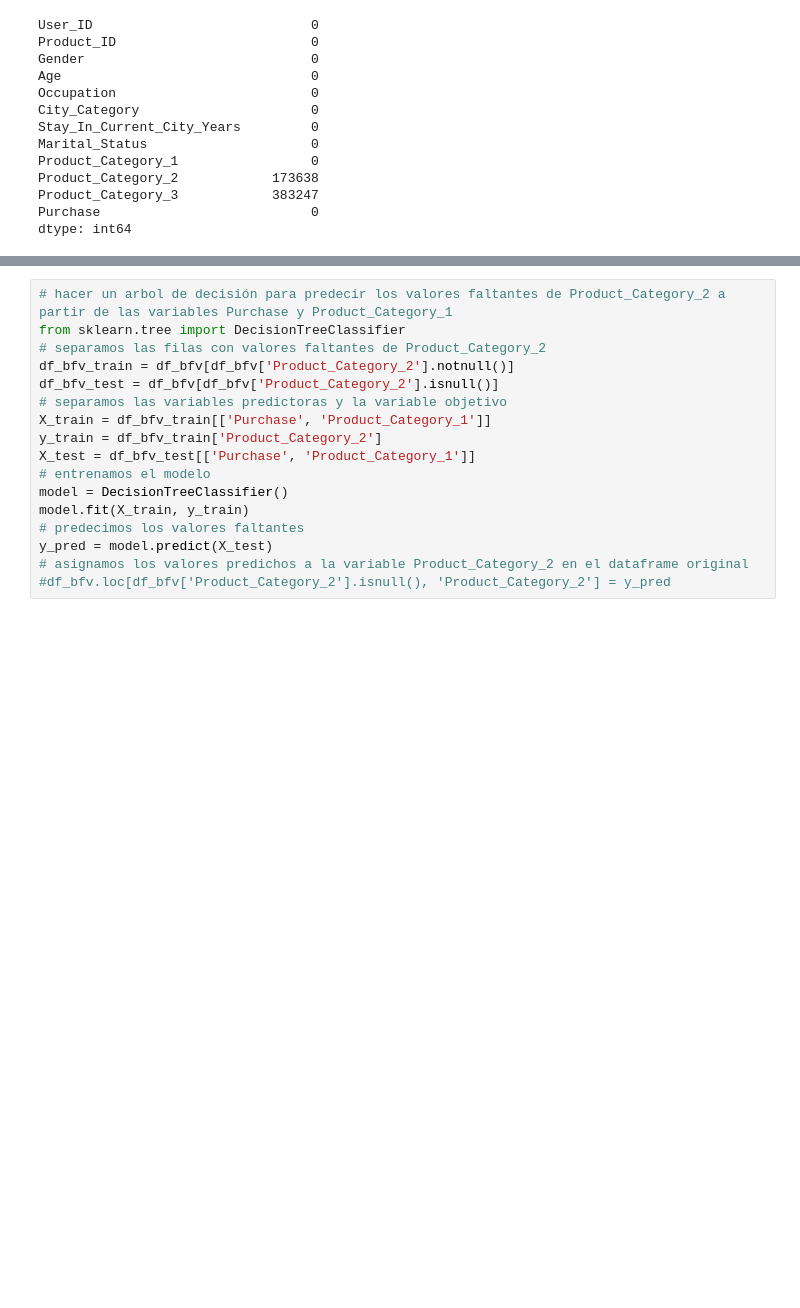
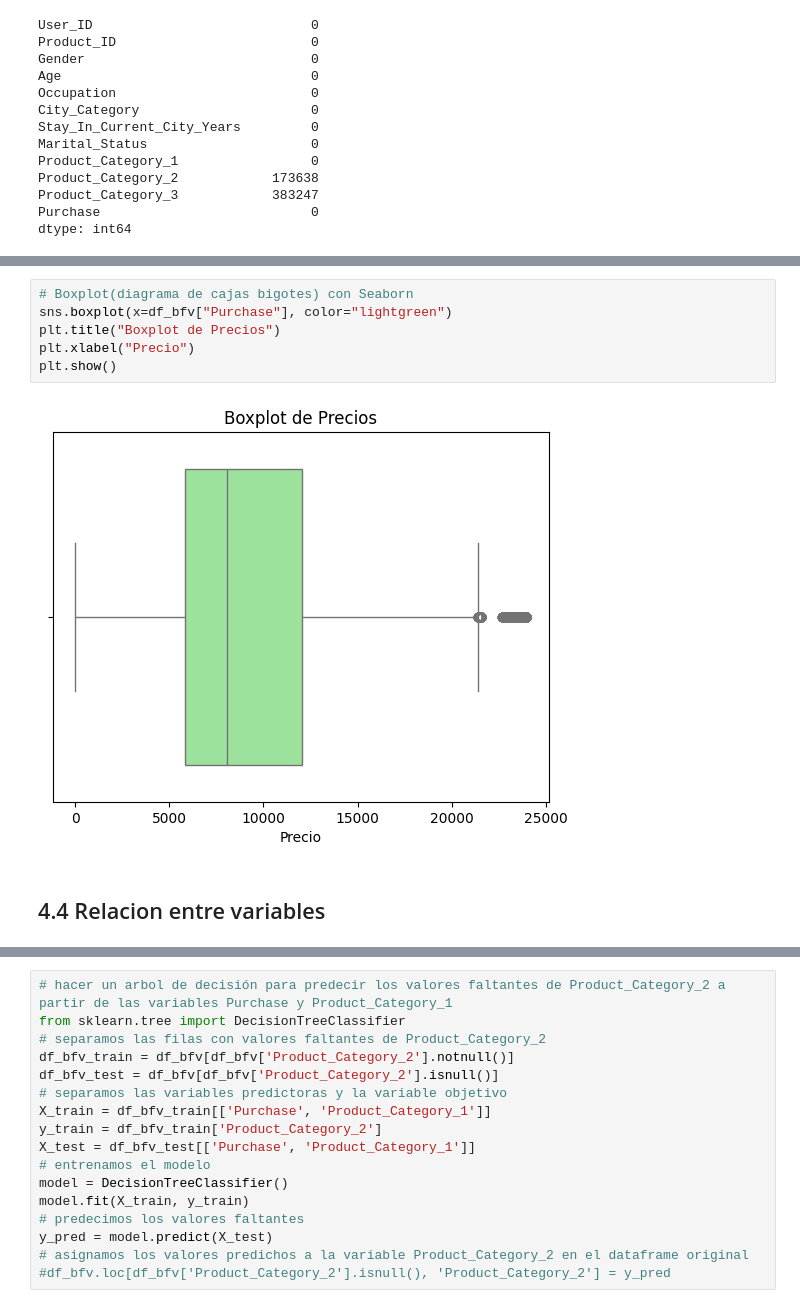
Before and after one commit to ealaurel/MINERIA_DATOS, a Jupyter notebook: capitulos/C1_EDA/eda.ipynb, the cells around one changed output, grey strips where cells are left out. Cells and saved outputs as stored; diff of their text form; blank space fills up the shorter version.

```diff
--- a/capitulos/C1_EDA/eda.ipynb
+++ b/capitulos/C1_EDA/eda.ipynb
@@ -118,0 +164,10 @@ dtype: int64
+# %%
+# Boxplot(diagrama de cajas bigotes) con Seaborn
+sns.boxplot(x=df_bfv["Purchase"], color="lightgreen")
+plt.title("Boxplot de Precios")
+plt.xlabel("Precio")
+plt.show()
+# %% [output]
+[figure, added]
+# %% [markdown]
+## 4.4 Relacion entre variables
```
Also changed, not shown: parts of 16 cells of this notebook.
